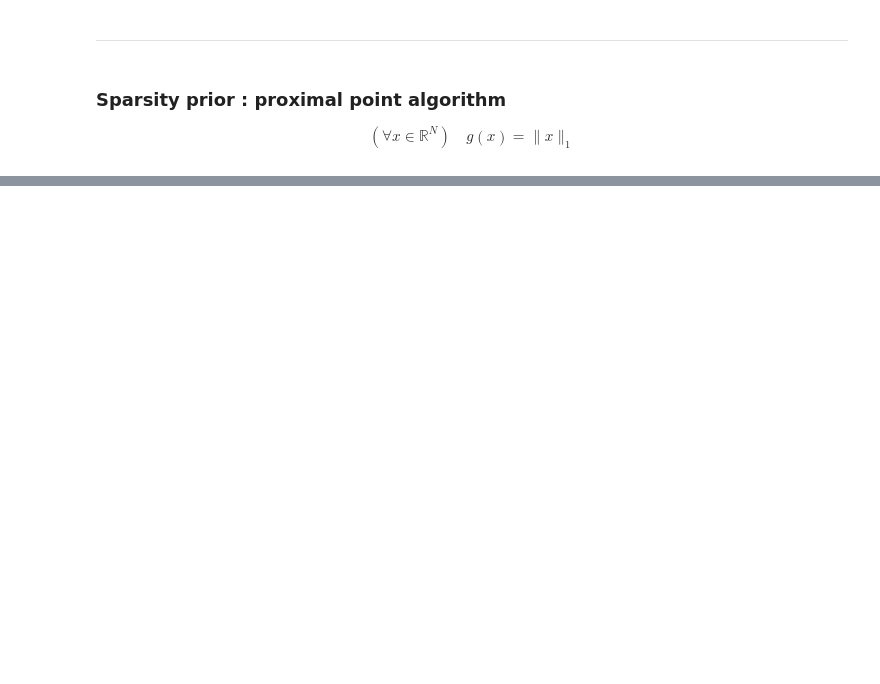
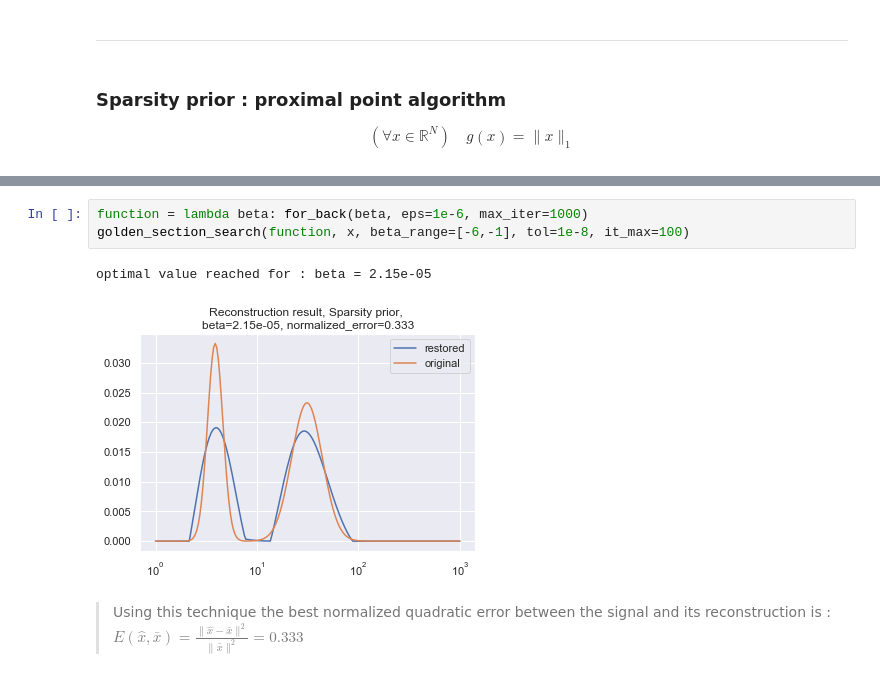
Before and after one commit to EmmanuelJhno/LabsLargeScaleDistributedOptimization, a Jupyter notebook: LSD_TPn2_1_Jehanno_Rauby.ipynb, the cells around one changed output, grey strips where cells are left out. Cells and saved outputs as stored; diff of their text form; blank space fills up the shorter version.

```diff
--- a/LSD_TPn2_1_Jehanno_Rauby.ipynb
+++ b/LSD_TPn2_1_Jehanno_Rauby.ipynb
@@ -242,0 +302,8 @@ Text(0.5, 1.0, 'Reconstruction result, Sparsity prior, beta=0.01, normalized_err
+# %%
+function = lambda beta: for_back(beta, eps=1e-6, max_iter=1000)
+golden_section_search(function, x, beta_range=[-6,-1], tol=1e-8, it_max=100)
+# %% [output]
+optimal value reached for : beta = 2.15e-05
+[figure, added]
+# %% [markdown]
+> Using this technique the best normalized quadratic error between the signal and its reconstruction is : $E(\widehat{x}, \bar{x})=\frac{\|\widehat{x}-\bar{x}\|^{2}}{\|\bar{x}\|^{2}} = 0.333$
```
Also changed, not shown: parts of 14 cells of this notebook.
